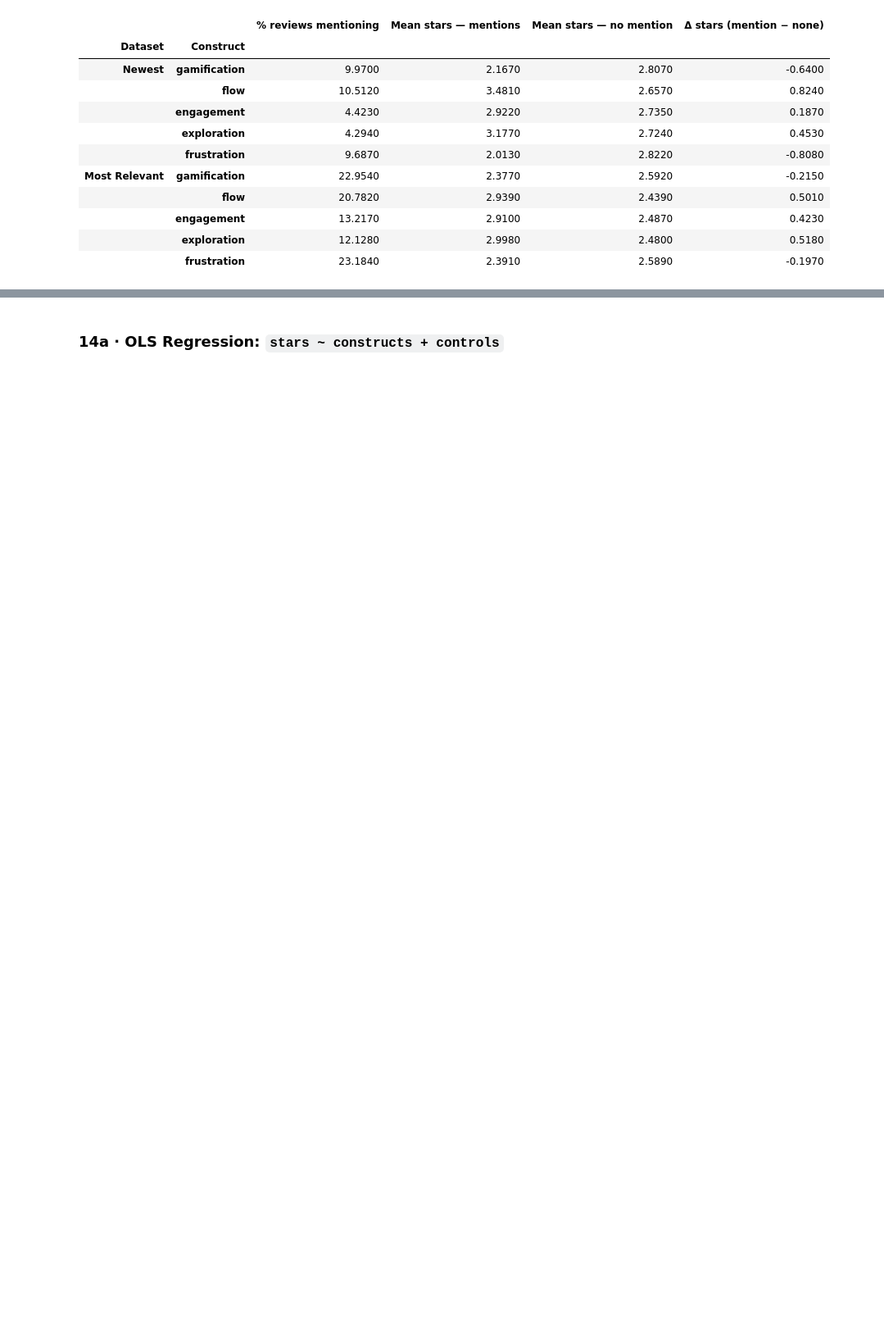
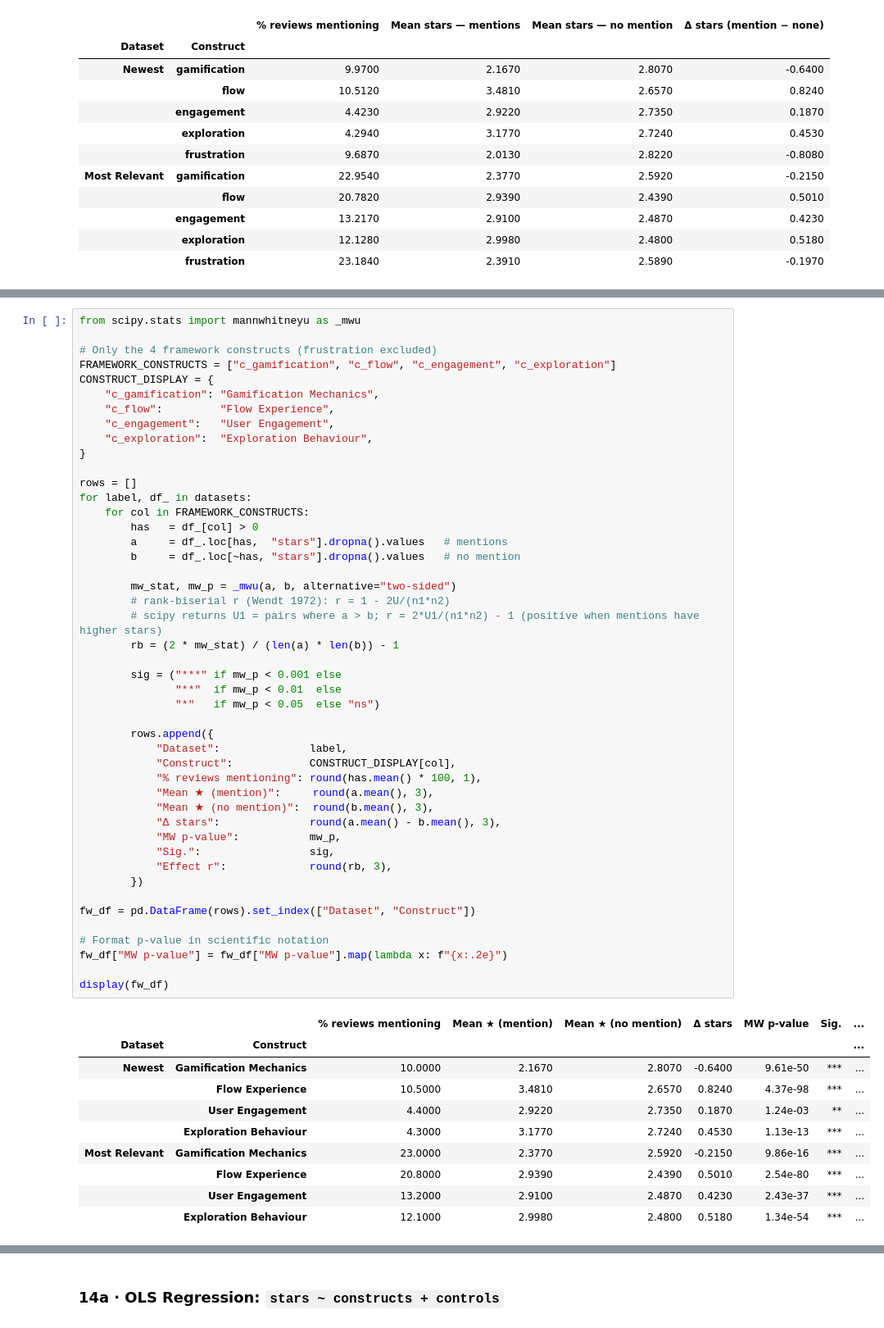
Before and after one commit to hawk-s/tourism_marketing_data, a Jupyter notebook: analysis/analysis.ipynb, the cells around one changed output, grey strips where cells are left out. Shown at 82% size. Saved outputs shown, nothing was run; the diff lists cells and outputs as text; blank space fills up the shorter version.

Commit message:
improve and export datasets into excel

```diff
--- a/analysis/analysis.ipynb
+++ b/analysis/analysis.ipynb
@@ -1044,3 +1054,60 @@ display(summary_df)
+# %%
+from scipy.stats import mannwhitneyu as _mwu
+
+# Only the 4 framework constructs (frustration excluded)
+FRAMEWORK_CONSTRUCTS = ["c_gamification", "c_flow", "c_engagement", "c_exploration"]
+CONSTRUCT_DISPLAY = {
+    "c_gamification": "Gamification Mechanics",
+    "c_flow":         "Flow Experience",
+    "c_engagement":   "User Engagement",
+    "c_exploration":  "Exploration Behaviour",
+}
+
+rows = []
+for label, df_ in datasets:
+    for col in FRAMEWORK_CONSTRUCTS:
+        has   = df_[col] > 0
+        a     = df_.loc[has,  "stars"].dropna().values   # mentions
+        b     = df_.loc[~has, "stars"].dropna().values   # no mention
+
+        mw_stat, mw_p = _mwu(a, b, alternative="two-sided")
+        # rank-biserial r (Wendt 1972): r = 1 - 2U/(n1*n2)
+        # scipy returns U1 = pairs where a > b; r = 2*U1/(n1*n2) - 1 (positive when mentions have higher stars)
+        rb = (2 * mw_stat) / (len(a) * len(b)) - 1
+
+        sig = ("***" if mw_p < 0.001 else
+               "**"  if mw_p < 0.01  else
+               "*"   if mw_p < 0.05  else "ns")
+
+        rows.append({
+            "Dataset":              label,
+            "Construct":            CONSTRUCT_DISPLAY[col],
+            "% reviews mentioning": round(has.mean() * 100, 1),
+            "Mean ★ (mention)":     round(a.mean(), 3),
+            "Mean ★ (no mention)":  round(b.mean(), 3),
+            "Δ stars":              round(a.mean() - b.mean(), 3),
+            "MW p-value":           mw_p,
+            "Sig.":                 sig,
+            "Effect r":             round(rb, 3),
+        })
+
+fw_df = pd.DataFrame(rows).set_index(["Dataset", "Construct"])
+
+# Format p-value in scientific notation
+fw_df["MW p-value"] = fw_df["MW p-value"].map(lambda x: f"{x:.2e}")
+
+display(fw_df)
+# %% [output]
+|  |  | % reviews mentioning | Mean ★ (mention) | Mean ★ (no mention) | Δ stars | MW p-value | Sig. | ... |
+| Dataset | Construct |  |  |  |  |  |  | ... |
+| Newest | Gamification Mechanics | 10.0000 | 2.1670 | 2.8070 | -0.6400 | 9.61e-50 | *** | ... |
+|  | Flow Experience | 10.5000 | 3.4810 | 2.6570 | 0.8240 | 4.37e-98 | *** | ... |
+|  | User Engagement | 4.4000 | 2.9220 | 2.7350 | 0.1870 | 1.24e-03 | ** | ... |
+|  | Exploration Behaviour | 4.3000 | 3.1770 | 2.7240 | 0.4530 | 1.13e-13 | *** | ... |
+| Most Relevant | Gamification Mechanics | 23.0000 | 2.3770 | 2.5920 | -0.2150 | 9.86e-16 | *** | ... |
+|  | Flow Experience | 20.8000 | 2.9390 | 2.4390 | 0.5010 | 2.54e-80 | *** | ... |
+|  | User Engagement | 13.2000 | 2.9100 | 2.4870 | 0.4230 | 2.43e-37 | *** | ... |
+|  | Exploration Behaviour | 12.1000 | 2.9980 | 2.4800 | 0.5180 | 1.34e-54 | *** | ... |
 # %%
 # Distribution of construct scores
 fig, axes = plt.subplots(len(CONSTRUCT_COLS), 2, figsize=(14, 4 * len(CONSTRUCT_COLS)))
```
Also changed, not shown: parts of 9 cells of this notebook, 2 other files.
